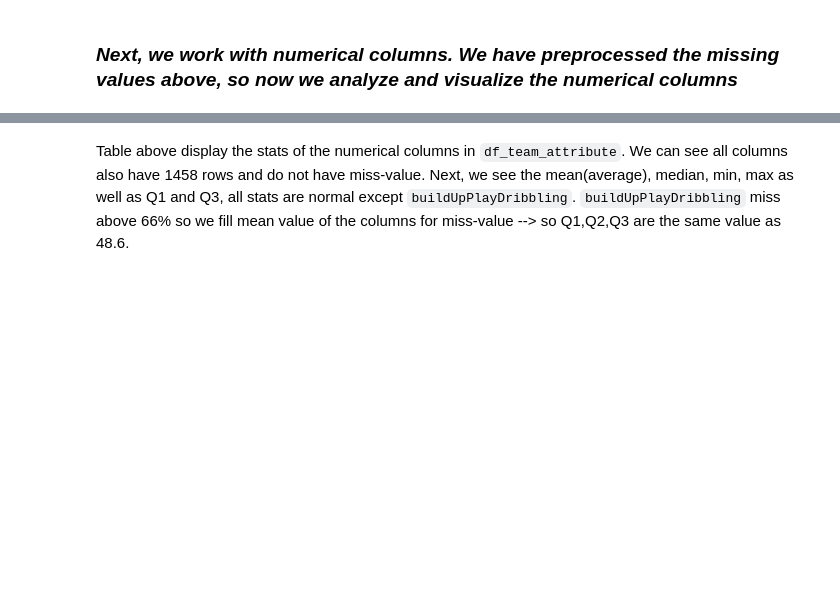
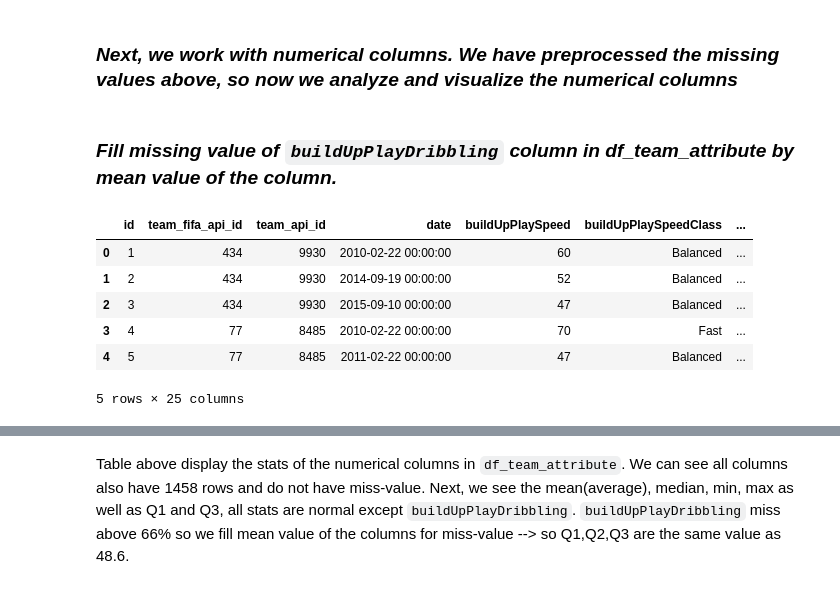
Before and after one commit to hieuhuynhcao/DSProgramming_Final, a Jupyter notebook: analyze.ipynb, the cells around one changed output, grey strips where cells are left out. Cells and saved outputs as stored; diff of their text form; code cells hidden in the pictures; blank space fills up the shorter version.

```diff
--- a/analyze.ipynb
+++ b/analyze.ipynb
@@ -969,5 +969,18 @@ FC Basel         100.0
 # %% [markdown]
 ### *Next, we work with numerical columns. We have preprocessed the missing values above, so now we analyze and visualize the numerical columns*
+# %% [markdown]
+### *Fill missing value of `buildUpPlayDribbling` column in df_team_attribute by mean value of the column.*
+# %%
+df_team_attribute['buildUpPlayDribbling'] = df_team_attribute['buildUpPlayDribbling'].fillna(df_team_attribute['buildUpPlayDribbling'].mean())
+df_team_attribute.head()
+# %% [output]
+|  | id | team_fifa_api_id | team_api_id | date | buildUpPlaySpeed | buildUpPlaySpeedClass | ... |
+| 0 | 1 | 434 | 9930 | 2010-02-22 00:00:00 | 60 | Balanced | ... |
+| 1 | 2 | 434 | 9930 | 2014-09-19 00:00:00 | 52 | Balanced | ... |
+| 2 | 3 | 434 | 9930 | 2015-09-10 00:00:00 | 47 | Balanced | ... |
+| 3 | 4 | 77 | 8485 | 2010-02-22 00:00:00 | 70 | Fast | ... |
+| 4 | 5 | 77 | 8485 | 2011-02-22 00:00:00 | 47 | Balanced | ... |
+5 rows × 25 columns
 # %%
 df_team_attribute[num_cols].describe()
 # %% [output]
```
Also changed, not shown: parts of 7 cells of this notebook.
